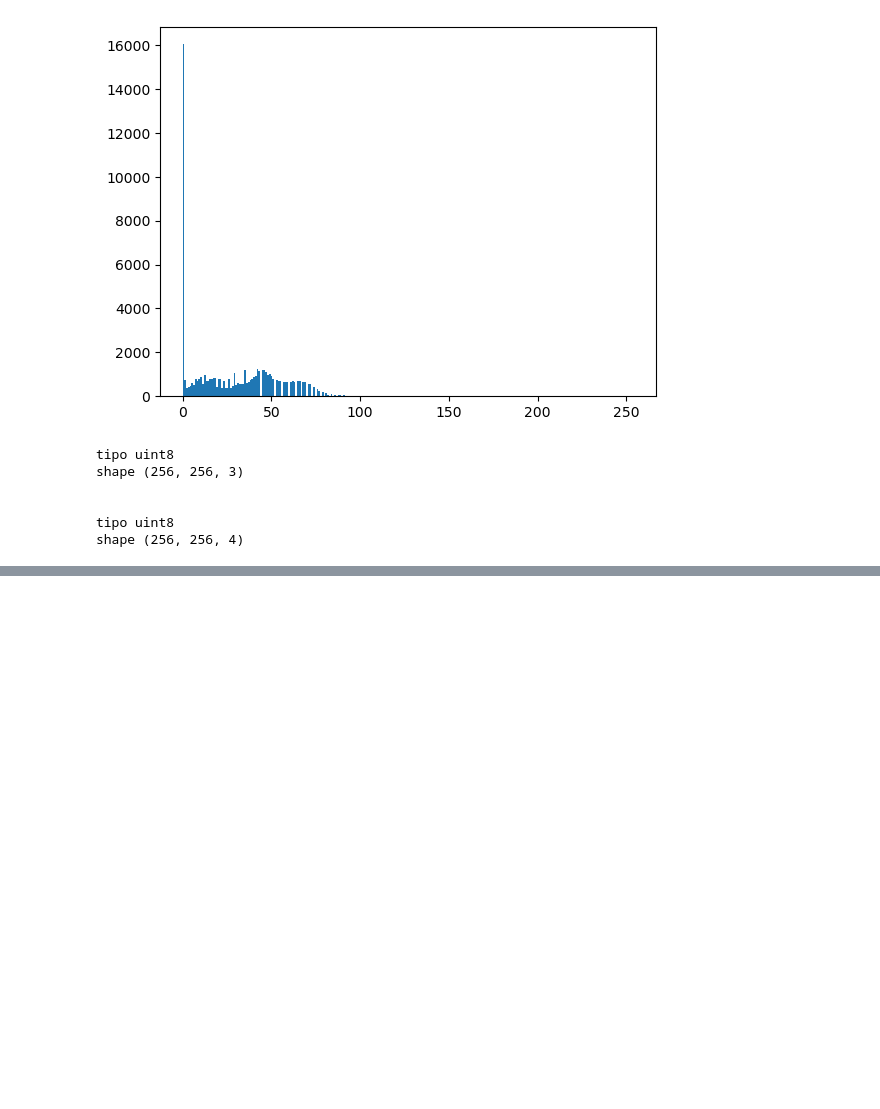
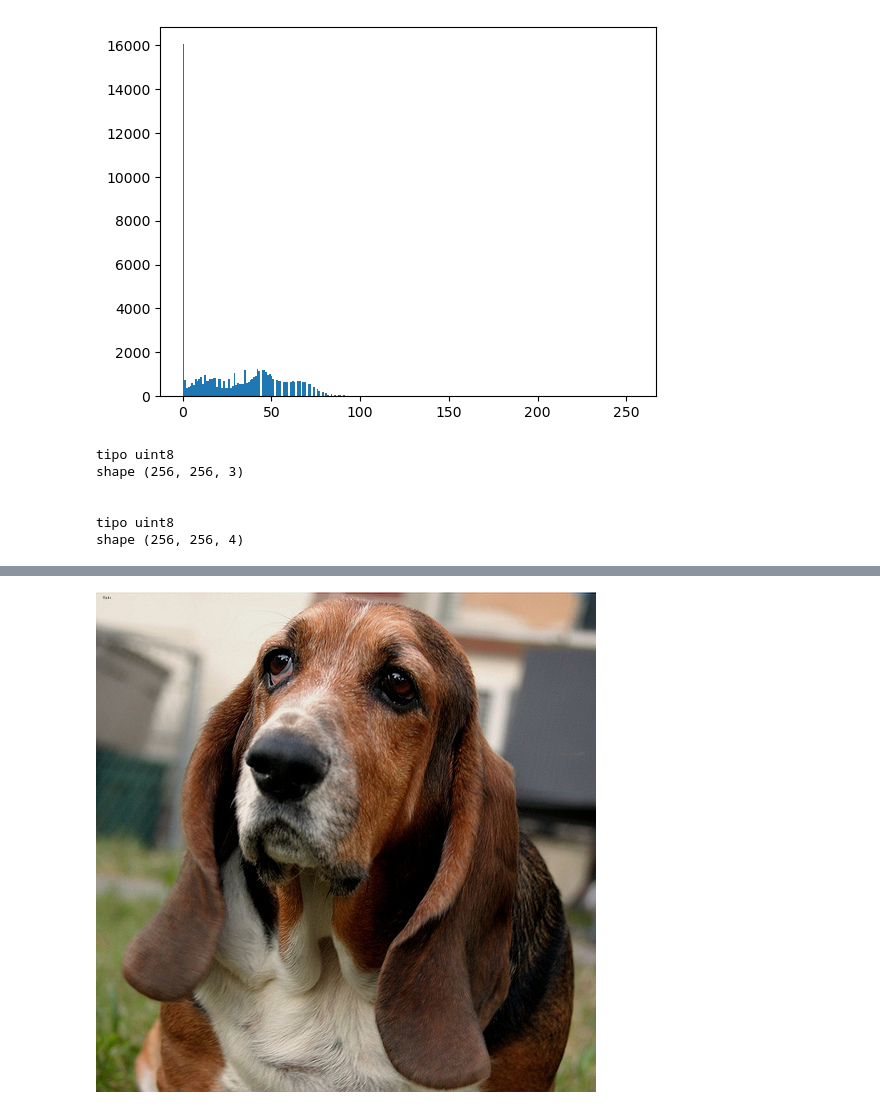
Before and after one commit to mau0414/visao-computacional, a Jupyter notebook: modulo1-conceitos_pdi_python/leitura_manipulacao_imgs.ipynb, the cells around one changed output, grey strips where cells are left out. Cells and saved outputs as stored; diff of their text form; code cells hidden in the pictures; blank space fills up the shorter version.

```diff
--- a/modulo1-conceitos_pdi_python/leitura_manipulacao_imgs.ipynb
+++ b/modulo1-conceitos_pdi_python/leitura_manipulacao_imgs.ipynb
@@ -106,0 +122,5 @@ shape (256, 256, 4)
+# %%
+img = Image.open('../data/basset_hound_53.jpg')
+img
+# %% [output]
+[figure, added]
```
Also changed, not shown: parts of 4 cells of this notebook, 2 other files.
